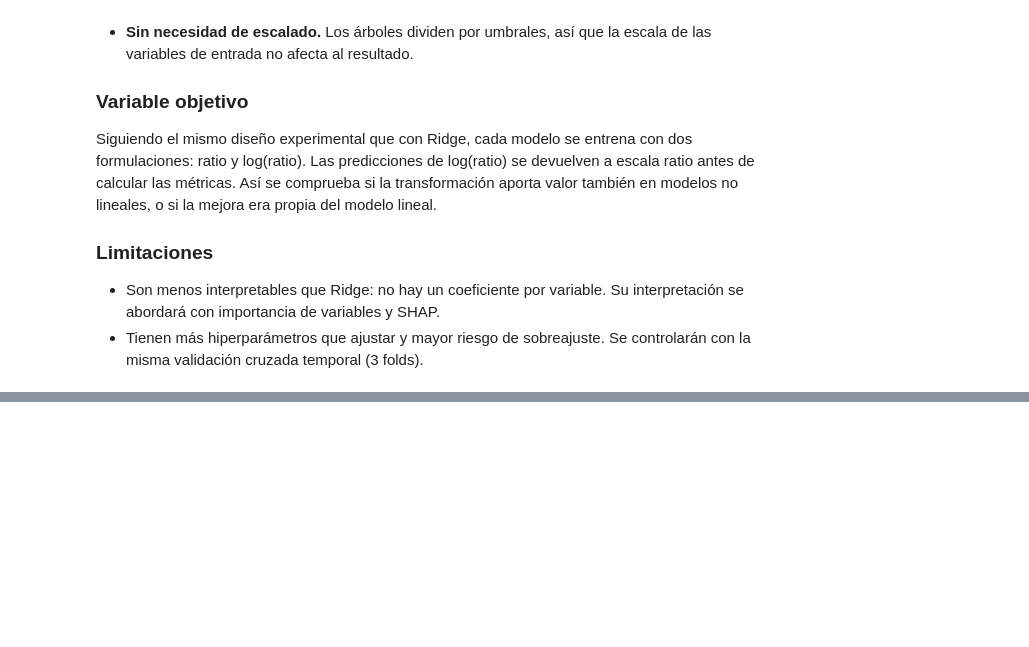
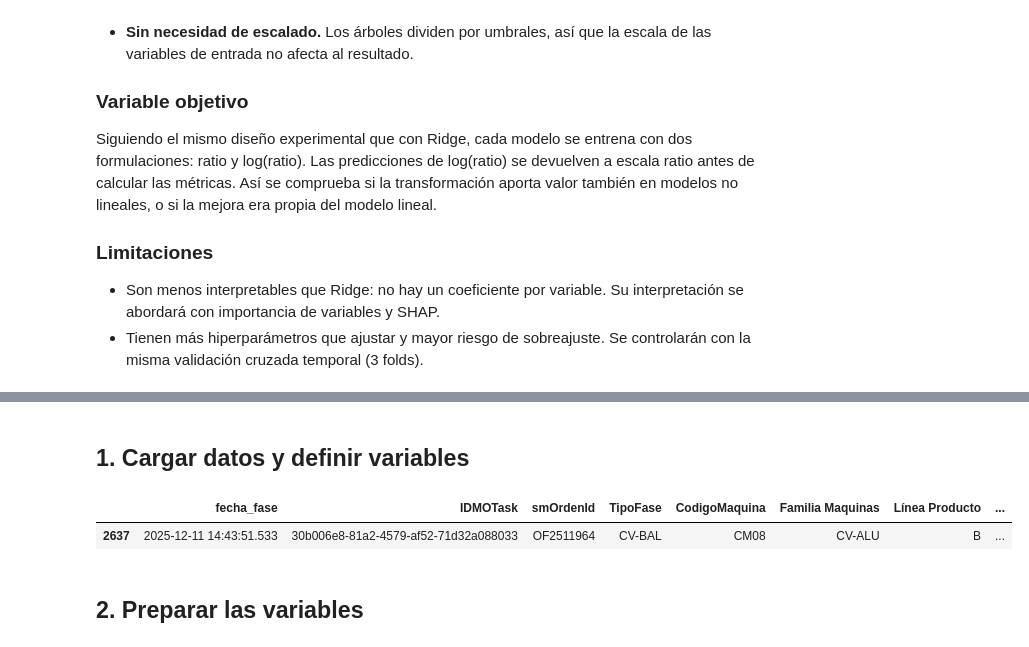
Before and after one commit to muntrans/TFM, a Jupyter notebook: 10.Modelado/10.3_Arboles.ipynb, the cells around one changed output, grey strips where cells are left out. Saved outputs shown, nothing was run; the diff lists cells and outputs as text; code cells hidden in the pictures; blank space fills up the shorter version.

```diff
--- a/10.Modelado/10.3_Arboles.ipynb
+++ b/10.Modelado/10.3_Arboles.ipynb
@@ -30,3 +48,5 @@ from sklearn.pipeline import Pipeline
 from sklearn.compose import ColumnTransformer
 from sklearn.preprocessing import OrdinalEncoder
 from sklearn.ensemble import RandomForestRegressor
+# %% [markdown]
+## 1. Cargar datos y definir variables
@@ -32,0 +57,5 @@ from sklearn.ensemble import RandomForestRegressor
+# %%
+display(df.sample(1))
+# %% [output]
+|  | fecha_fase | IDMOTask | smOrdenId | TipoFase | CodigoMaquina | Familia Maquinas | Línea Producto | ... |
+| 2637 | 2025-12-11 14:43:51.533 | 30b006e8-81a2-4579-af52-71d32a088033 | OF2511964 | CV-BAL | CM08 | CV-ALU | B | ... |
@@ -32,0 +72,2 @@ from sklearn.ensemble import RandomForestRegressor
+# %% [markdown]
+## 2. Preparar las variables
```
Also changed, not shown: parts of 20 cells of this notebook, 3 other files.
